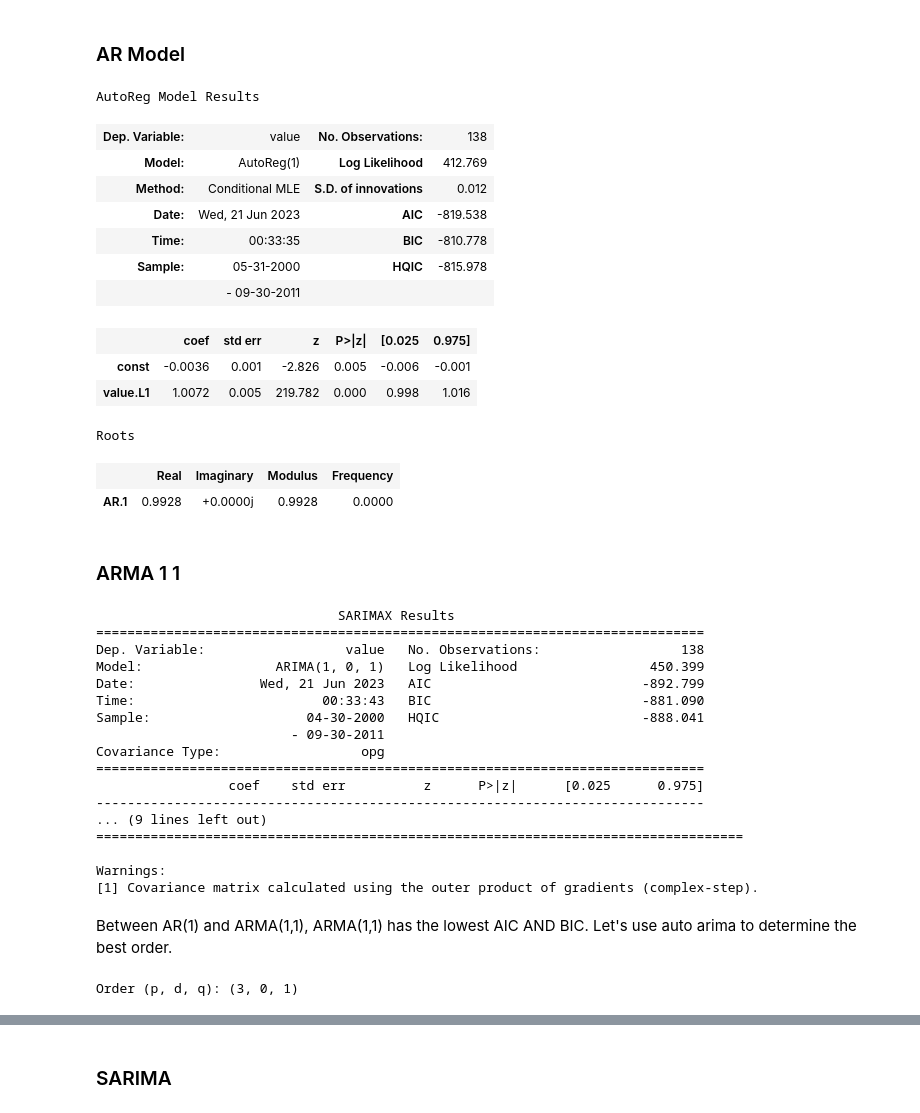
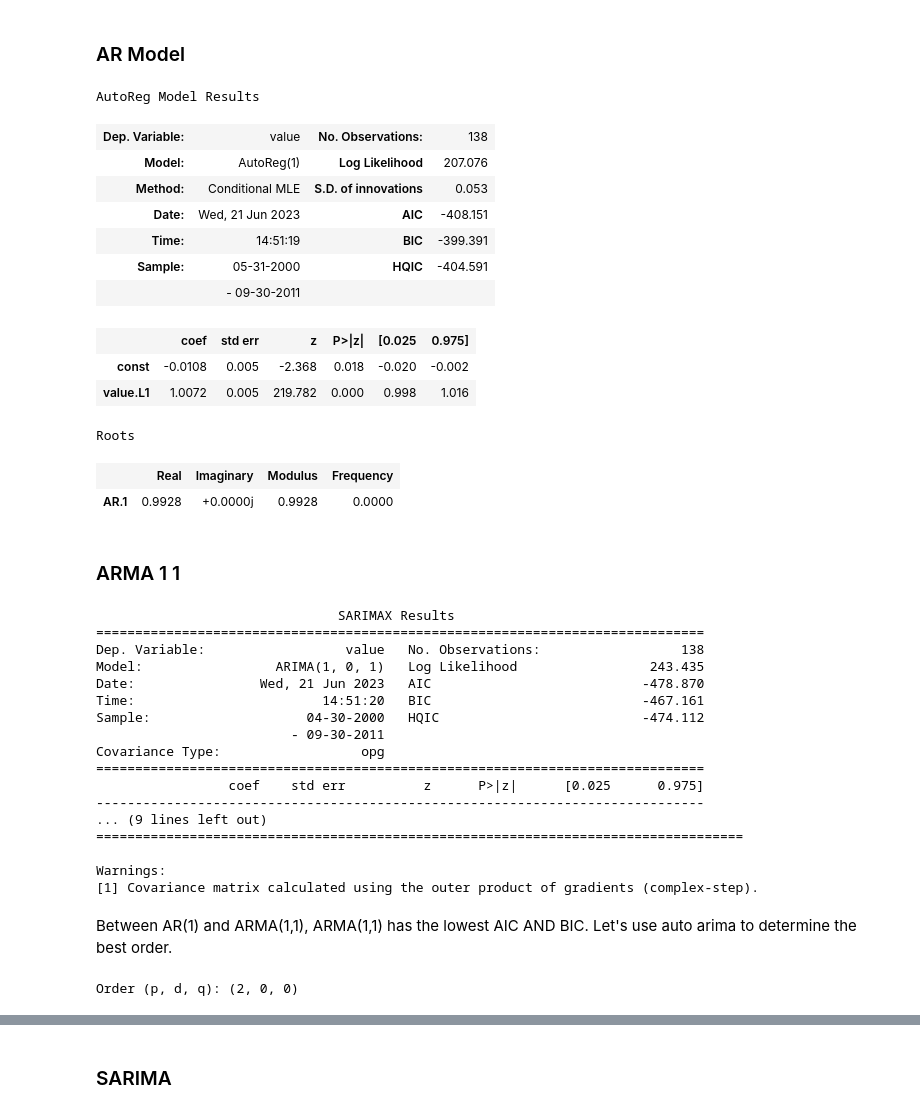
Before and after one commit to Eddie-254/Phase-4-Project, a Jupyter notebook: Main_Notebook.ipynb, the cells around one changed output, grey strips where cells are left out. Saved outputs shown, nothing was run; the diff lists cells and outputs as text; code cells hidden in the pictures.

```diff
--- a/Main_Notebook.ipynb
+++ b/Main_Notebook.ipynb
@@ -842,3 +831,15 @@ From the above we conclude that some of the models we'll fit are AR model and AR
 ## Modelling
 
 As seen earlier, the acf plot suggests the presence of an autoregressive (AR) process thus our baseline model will be AR model
+# %%
+ts_standardized = data_diff.copy()
+from sklearn.preprocessing import StandardScaler
+# Instantiate the StandardScaler
+scaler = StandardScaler()
+
+# Select the column to be standardized
+column_to_standardize = 'value'
+
+# Standardize the selected column
+ts_standardized[column_to_standardize] = scaler.fit_transform(ts_standardized[[column_to_standardize]])
+ts_standardized
@@ -845,27 +861,27 @@ As seen earlier, the acf plot suggests the presence of an autoregressive (AR) pr
 # %% [markdown]
 ### AR Model
 # %%
-train_values = data_diff['value']
+train_values = ts_standardized['value']
 
 # Define the order of the autoregressive model
 order = 1
 from statsmodels.tsa.ar_model import AutoReg
 
 # Fit the autoregressive model
 model = AutoReg(train_values, order)
 model_fit = model.fit()
 model_fit.summary()
 # %% [output]
 AutoReg Model Results
 | Dep. Variable: | value | No. Observations: | 138 |
-| Model: | AutoReg(1) | Log Likelihood | 412.769 |
-| Method: | Conditional MLE | S.D. of innovations | 0.012 |
-| Date: | Wed, 21 Jun 2023 | AIC | -819.538 |
-| Time: | 00:33:35 | BIC | -810.778 |
-| Sample: | 05-31-2000 | HQIC | -815.978 |
+| Model: | AutoReg(1) | Log Likelihood | 207.076 |
+| Method: | Conditional MLE | S.D. of innovations | 0.053 |
+| Date: | Wed, 21 Jun 2023 | AIC | -408.151 |
+| Time: | 14:51:19 | BIC | -399.391 |
+| Sample: | 05-31-2000 | HQIC | -404.591 |
 |  | - 09-30-2011 |  |  |
 |  | coef | std err | z | P>|z| | [0.025 | 0.975] |
-| const | -0.0036 | 0.001 | -2.826 | 0.005 | -0.006 | -0.001 |
+| const | -0.0108 | 0.005 | -2.368 | 0.018 | -0.020 | -0.002 |
 | value.L1 | 1.0072 | 0.005 | 219.782 | 0.000 | 0.998 | 1.016 |
 Roots
 |  | Real | Imaginary | Modulus | Frequency |
@@ -885,10 +901,10 @@ print(res_arma.summary())
                                SARIMAX Results
 ==============================================================================
 Dep. Variable:                  value   No. Observations:                  138
-Model:                 ARIMA(1, 0, 1)   Log Likelihood                 450.399
-Date:                Wed, 21 Jun 2023   AIC                           -892.799
-Time:                        00:33:43   BIC                           -881.090
-Sample:                    04-30-2000   HQIC                          -888.041
+Model:                 ARIMA(1, 0, 1)   Log Likelihood                 243.435
+Date:                Wed, 21 Jun 2023   AIC                           -478.870
+Time:                        14:51:20   BIC                           -467.161
+Sample:                    04-30-2000   HQIC                          -474.112
                          - 09-30-2011
 Covariance Type:                  opg
 ==============================================================================
@@ -904,7 +920,7 @@ Between AR(1) and ARMA(1,1), ARMA(1,1) has the lowest AIC AND BIC. Let's use aut
 # %%
 from pmdarima.arima import auto_arima
 stepwise_model = auto_arima(train_values, start_p=1, d=0, start_q=1,
-                            max_p=10, max_d=0, max_q = 15,
+                            max_p=10, max_d=0, max_q = 13,
                             seasonal=True, stationary=False,
                             information_criterion='aic',
                             stepwise=False, suppress_warning=True)
@@ -912,7 +928,7 @@ stepwise_model.fit(train_values)
 order = stepwise_model.order
 print("Order (p, d, q):", order)
 # %% [output]
-Order (p, d, q): (3, 0, 1)
+Order (p, d, q): (2, 0, 0)
 # %%
 mod_arma = ARIMA(train_values, order=(2, 0, 0))
 res_arma = mod_arma.fit()
```
Also changed, not shown: parts of 51 cells of this notebook.
